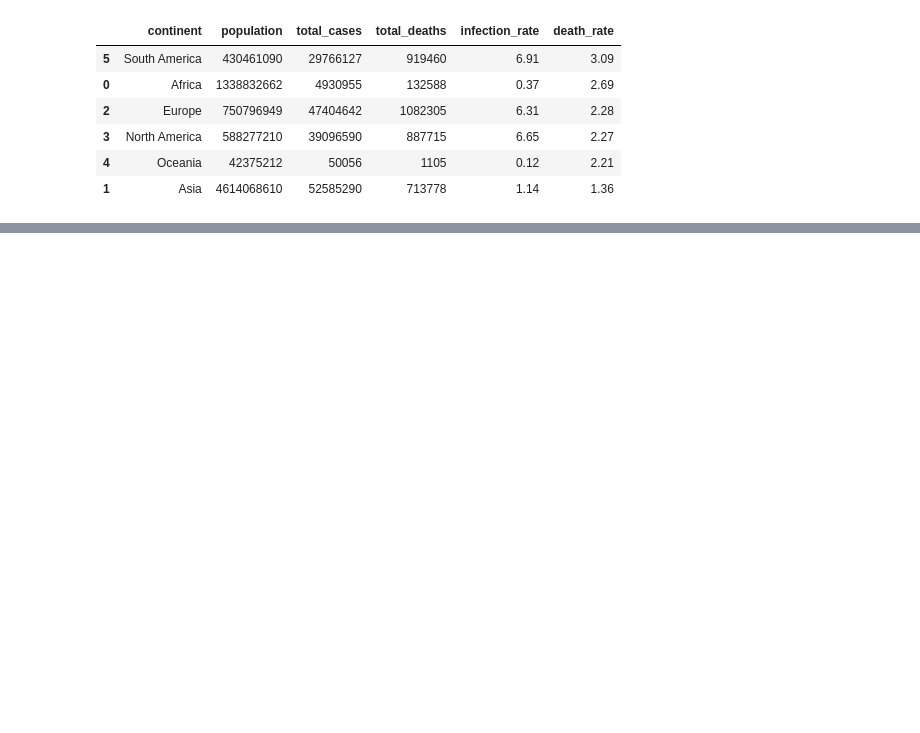
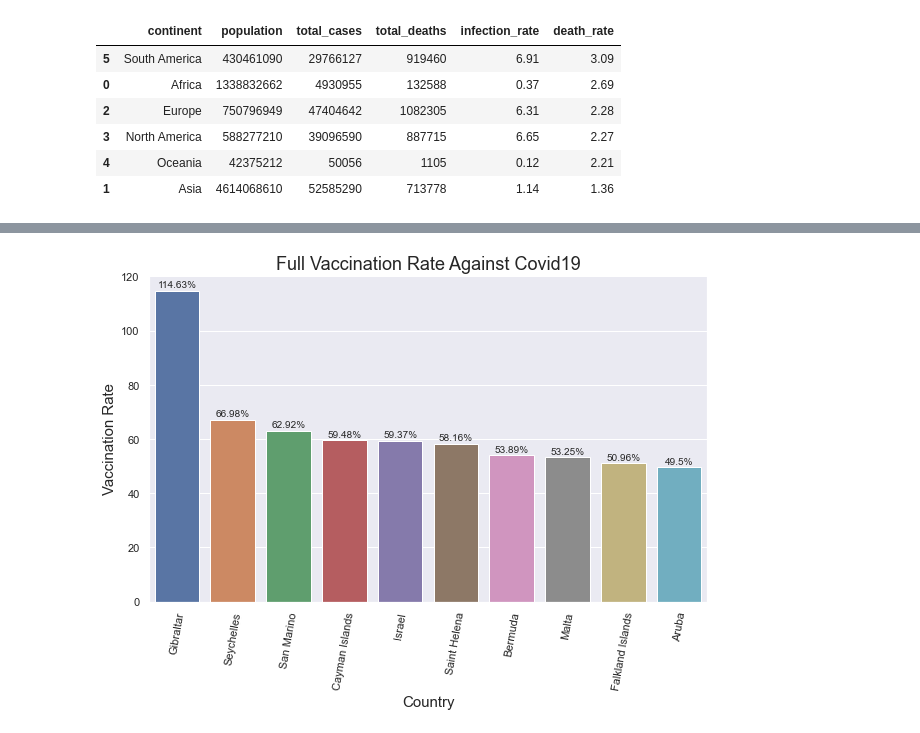
Before and after one commit to chineidu/Covid_eda, a Jupyter notebook: notebook.ipynb, the cells around one changed output, grey strips where cells are left out. Cells and saved outputs as stored; diff of their text form; code cells hidden in the pictures; blank space fills up the shorter version.

```diff
--- a/notebook.ipynb
+++ b/notebook.ipynb
@@ -489,0 +613,4 @@ Name: date, Length: 89705, dtype: object
+# %%
+vaccination['vaccination_rate'] = vaccination.apply(vacc_rate, axis='columns')
+a = vaccination.sort_values(by='vaccination_rate', ascending=False).head(10)
+a
@@ -489,0 +629,23 @@ Name: date, Length: 89705, dtype: object
+# %%
+fig, ax = plt.subplots(figsize=(10, 6))
+
+sns.barplot(x='country', y='vaccination_rate', data=a, ax=ax)
+plt.tick_params(axis='x', labelrotation=80)
+plt.xlabel('Country', size=15)
+plt.ylabel('Vaccination Rate', size=15)
+plt.title('Full Vaccination Rate Against Covid19', size=18)
+
+for bar in ax.patches:
+    x = bar.get_x() + bar.get_width() / 2
+    y = bar.get_height()
+    ax.annotate(text=f"{round(y, 2):,}%",           # Format the text (value)
+                xy=(x, y),                          # (x, y)
+                xytext=(0, 6),                      # text position
+                ha='center',                        # horizontal alignment
+                va='center',                        # vertical alignment
+                size=10,                            # text size
+                textcoords='offset points')         # text coordinates
+
+plt.show()
+# %% [output]
+[figure, added]
```
Also changed, not shown: parts of 19 cells of this notebook.
